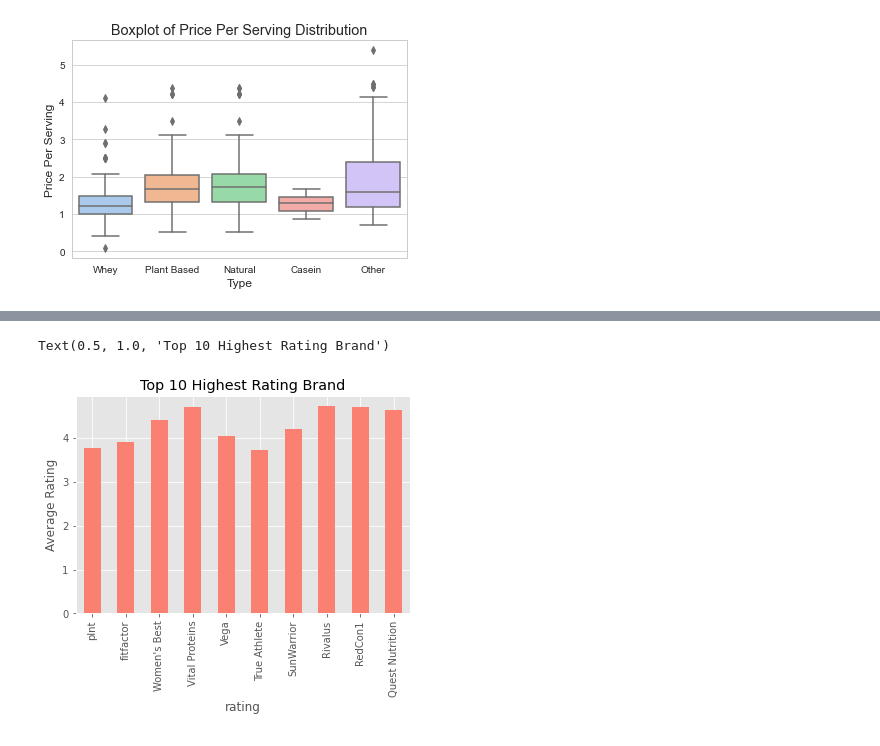
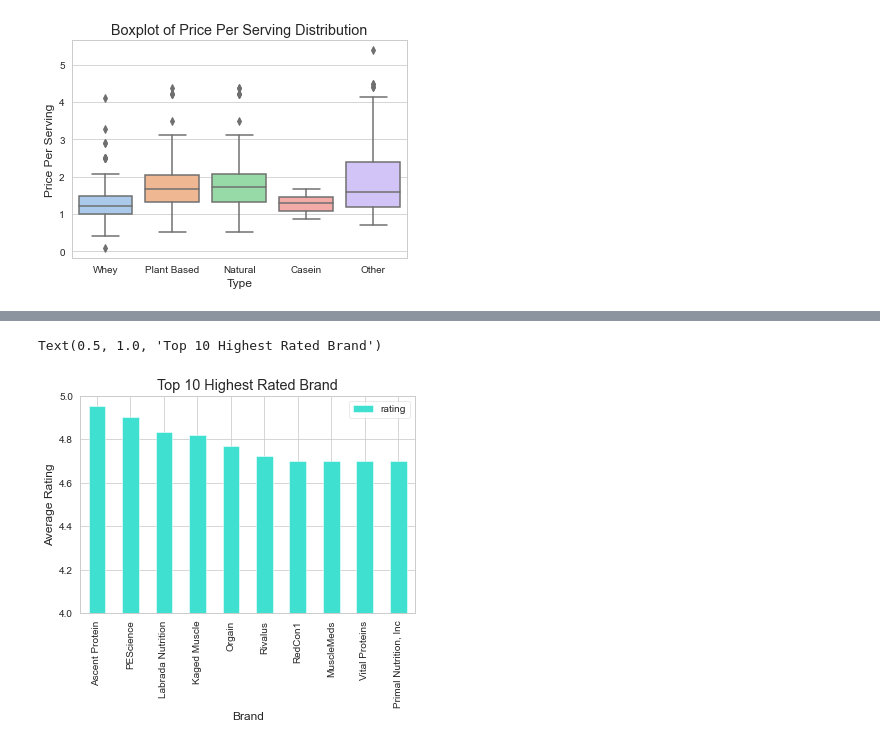
Before and after one commit to jessicajoy1019/WebScraping, a Jupyter notebook: vitamin.ipynb, the cells around one changed output, grey strips where cells are left out. Saved outputs shown, nothing was run; the diff lists cells and outputs as text; code cells hidden in the pictures.

```diff
--- a/vitamin.ipynb
+++ b/vitamin.ipynb
@@ -72,6 +72,7 @@ proteins.describe()
 #25% of number of reviews was 3
 #filtered proteins data to exclude products with less than 3 reviews
 proteins_rev = proteins[proteins['number_reviews'] > 3.0]
+proteins_rev = proteins_rev.reset_index(drop=True)
 proteins_rev.describe()
 # %% [output]
 |  | listed_price | price_per_serving | rating | number_reviews | recommended_yes | recommended_no |
@@ -259,9 +290,10 @@ top10
 # %%
-top10_brands= proteins_rev.groupby(['brand']).agg({'rating':'mean','number_reviews':'sum','price_per_serving':'mean'}).sort_values(by='brand',ascending=False).head(10)
-top10_brands['rating'].plot.bar(color = 'salmon')
-plt.xlabel('rating')
+top10_brands= proteins_rev.groupby(['brand']).agg({'rating':'mean'}).sort_values(by='rating', ascending=False).head(10)
+top10_brands.plot.bar(color = 'turquoise')
+plt.ylim(4,5)
+plt.xlabel('Brand')
 plt.ylabel('Average Rating')
-plt.title('Top 10 Highest Rating Brand')
+plt.title('Top 10 Highest Rated Brand')
 # %% [output]
-Text(0.5, 1.0, 'Top 10 Highest Rating Brand')
+Text(0.5, 1.0, 'Top 10 Highest Rated Brand')
-[figure, old version]
+[figure, new version]
```
Also changed, not shown: parts of 25 cells of this notebook.
